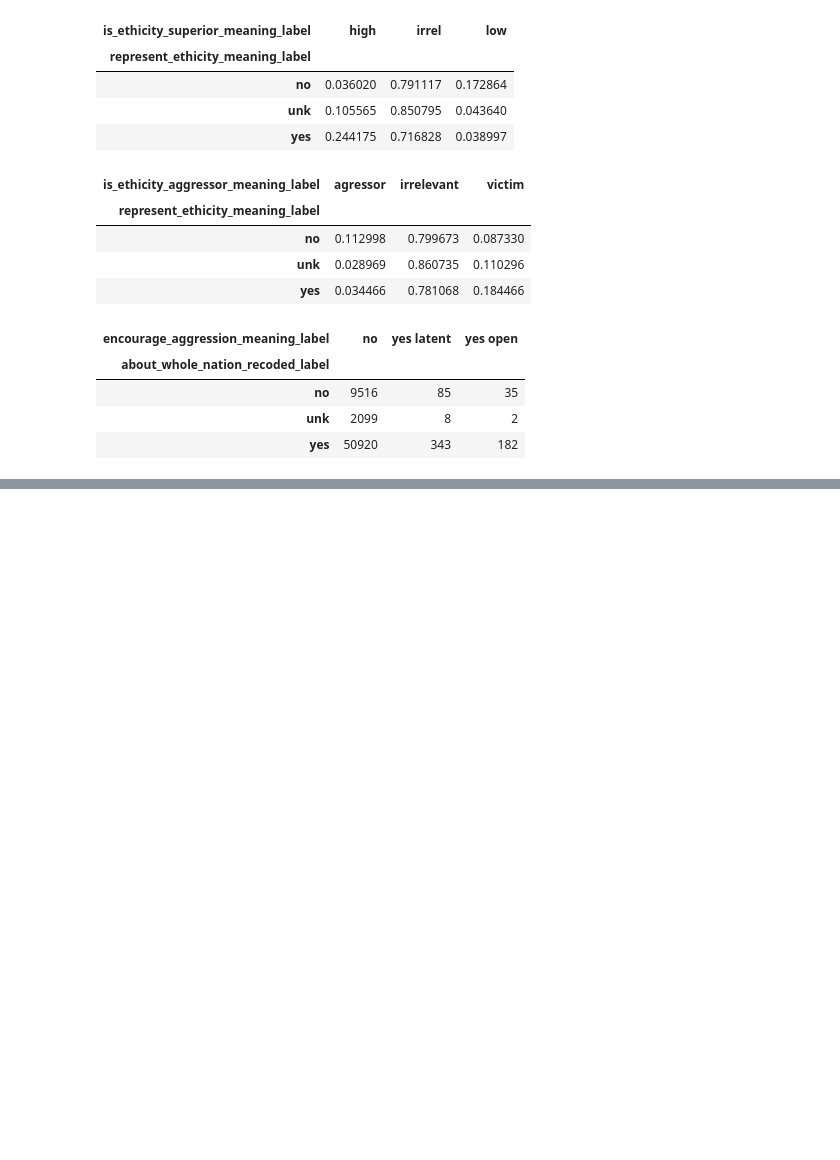
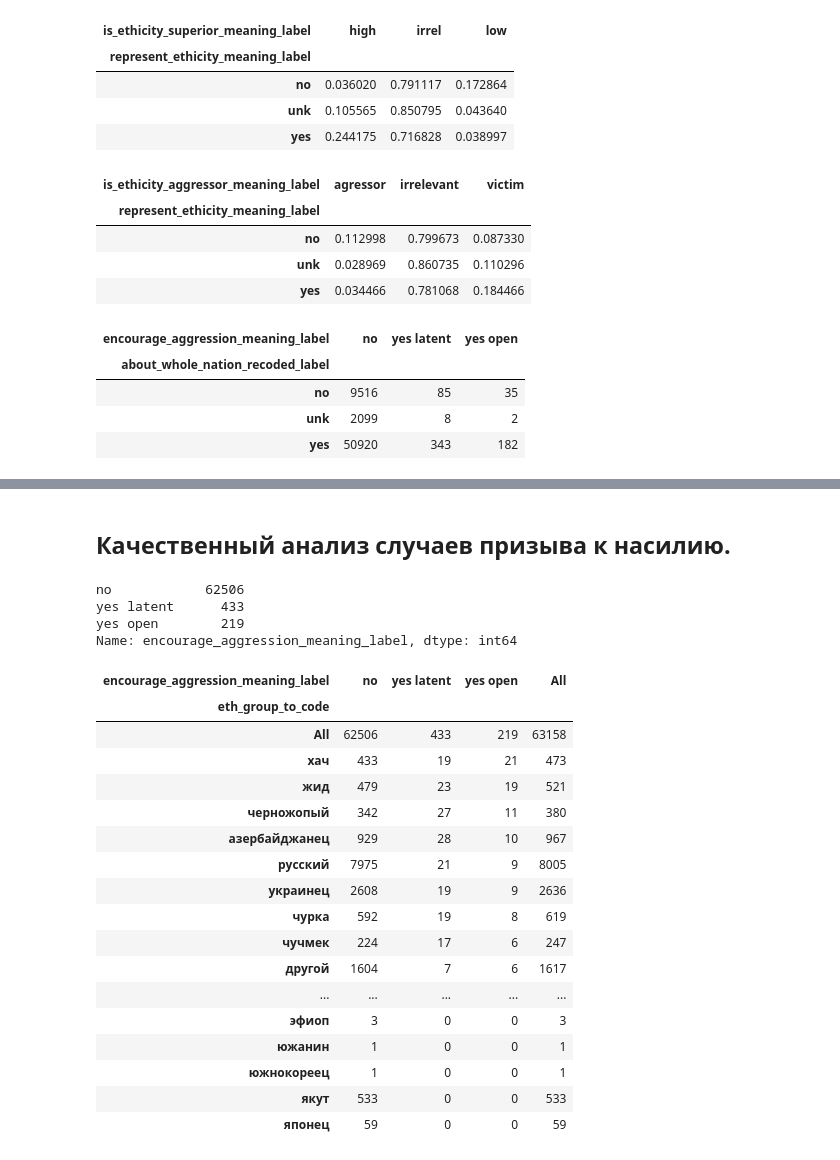
Before and after one commit to i-Hun/phd-thesis-code, a Jupyter notebook: exploration.ipynb, the cells around one changed output, grey strips where cells are left out. Cells and saved outputs as stored; diff of their text form; code cells hidden in the pictures; blank space fills up the shorter version.

```diff
--- a/exploration.ipynb
+++ b/exploration.ipynb
@@ -540,0 +548,34 @@ pd.crosstab(
+# %% [markdown]
+## Качественный анализ случаев призыва к насилию.
+# %%
+df["encourage_aggression_meaning_label"].value_counts()
+# %% [output]
+no            62506
+yes latent      433
+yes open        219
+Name: encourage_aggression_meaning_label, dtype: int64
+# %%
+pd.crosstab(
+    index=df["eth_group_to_code"],
+    columns=df["encourage_aggression_meaning_label"],
+    margins=True
+).sort_values(by=["yes open", "yes latent"], ascending=False)
+# %% [output]
+| encourage_aggression_meaning_label | no | yes latent | yes open | All |
+| eth_group_to_code |  |  |  |  |
+| All | 62506 | 433 | 219 | 63158 |
+| хач | 433 | 19 | 21 | 473 |
+| жид | 479 | 23 | 19 | 521 |
+| черножопый | 342 | 27 | 11 | 380 |
+| азербайджанец | 929 | 28 | 10 | 967 |
+| русский | 7975 | 21 | 9 | 8005 |
+| украинец | 2608 | 19 | 9 | 2636 |
+| чурка | 592 | 19 | 8 | 619 |
+| чучмек | 224 | 17 | 6 | 247 |
+| другой | 1604 | 7 | 6 | 1617 |
+| ... | ... | ... | ... | ... |
+| эфиоп | 3 | 0 | 0 | 3 |
+| южанин | 1 | 0 | 0 | 1 |
+| южнокореец | 1 | 0 | 0 | 1 |
+| якут | 533 | 0 | 0 | 533 |
+| японец | 59 | 0 | 0 | 59 |
```
Also changed, not shown: parts of 28 cells of this notebook, 6 other files.
